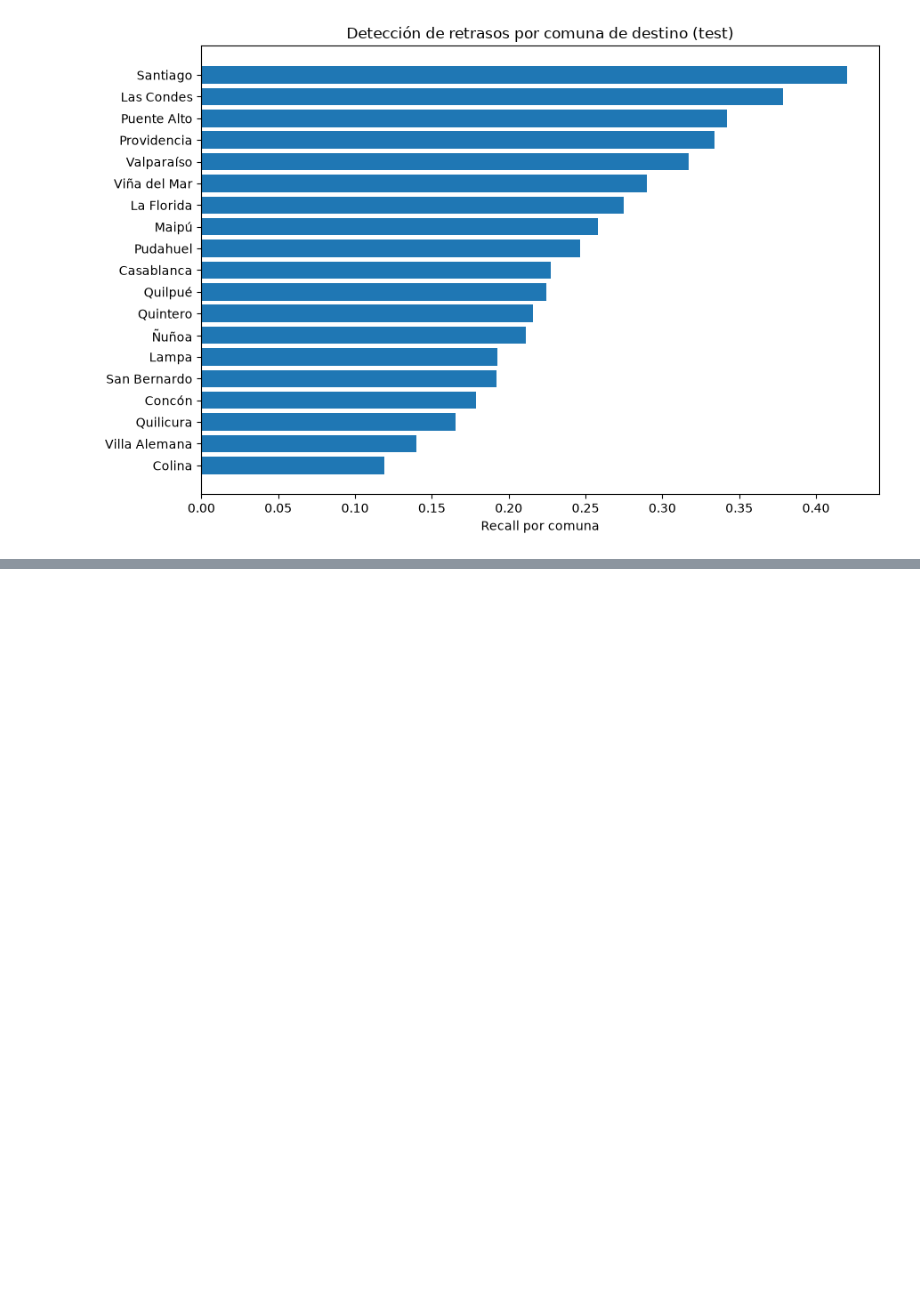
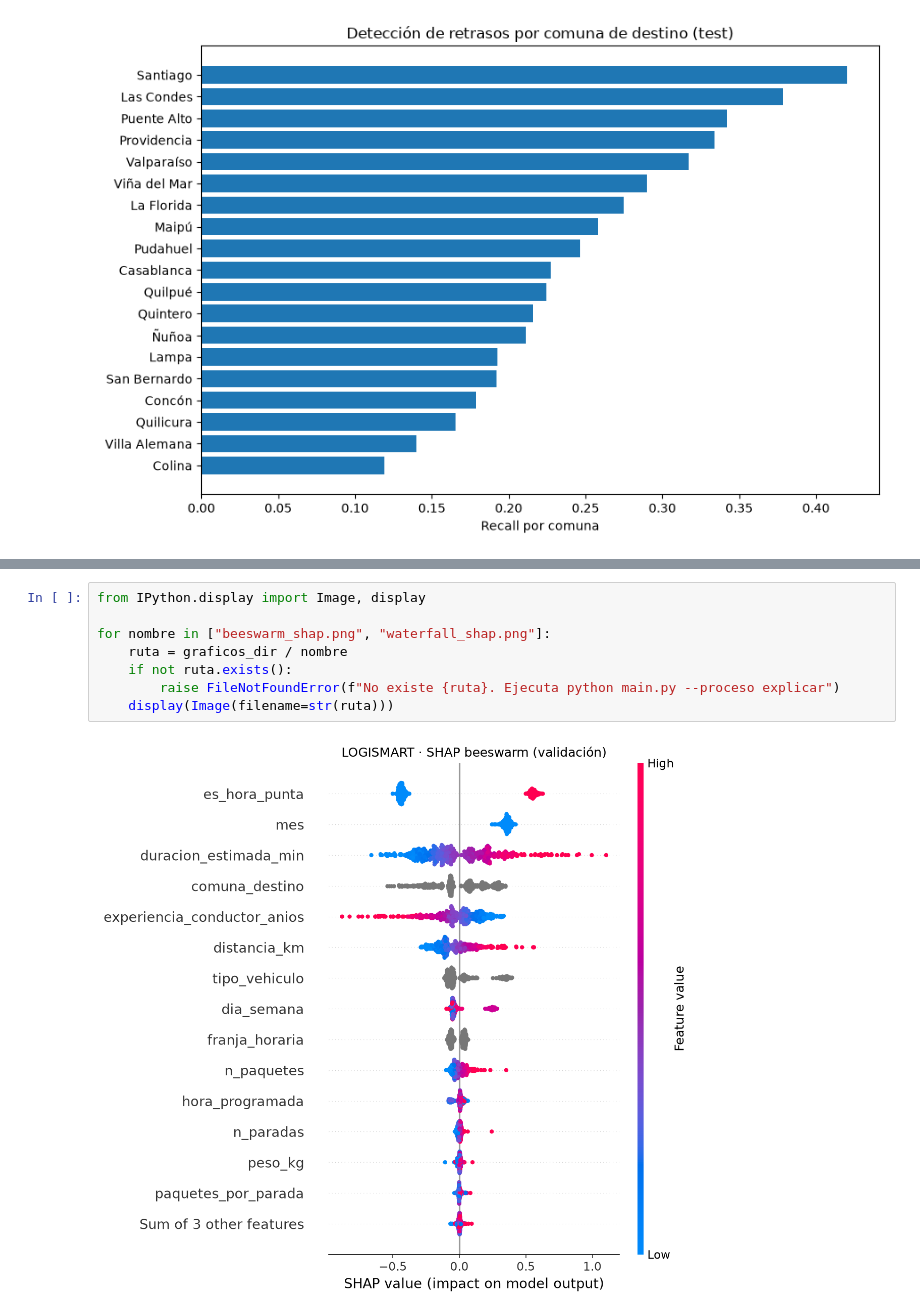
Before and after one commit to carlos31255/EV3_LOGISMART, a Jupyter notebook: notebooks/02_Modelado_LogiSmart.ipynb, the cells around one changed output, grey strips where cells are left out. Drawn from its saved outputs; the diff is of its cells as text; blank space fills up the shorter version.

```diff
--- a/notebooks/02_Modelado_LogiSmart.ipynb
+++ b/notebooks/02_Modelado_LogiSmart.ipynb
@@ -152,0 +282,10 @@ Documentar: ¿qué se gana o pierde con un umbral menor? ¿En qué comunas hay d
+# %%
+from IPython.display import Image, display
+
+for nombre in ["beeswarm_shap.png", "waterfall_shap.png"]:
+    ruta = graficos_dir / nombre
+    if not ruta.exists():
+        raise FileNotFoundError(f"No existe {ruta}. Ejecuta python main.py --proceso explicar")
+    display(Image(filename=str(ruta)))
+# %% [output]
+[figure, added]
```
Also changed, not shown: parts of 22 cells of this notebook, 12 other files.
